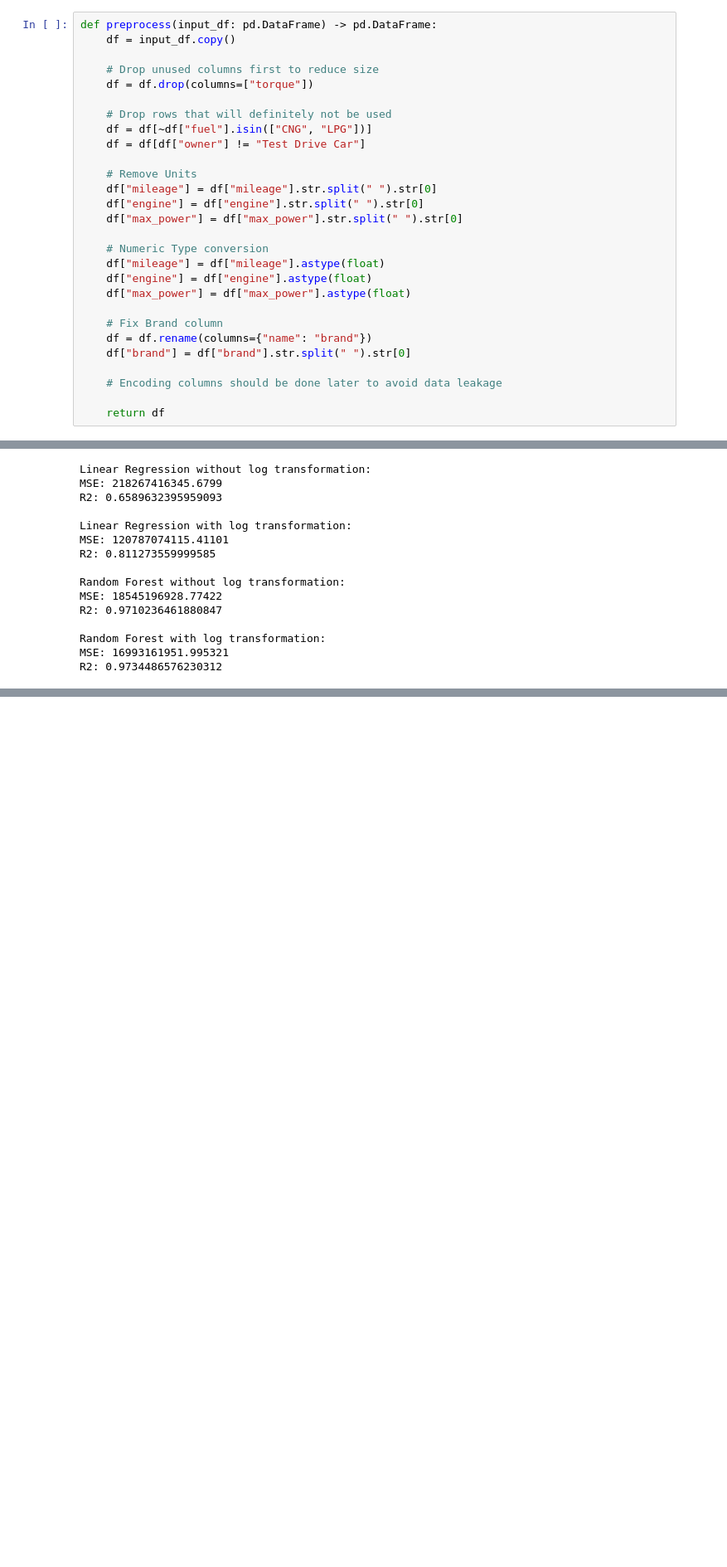
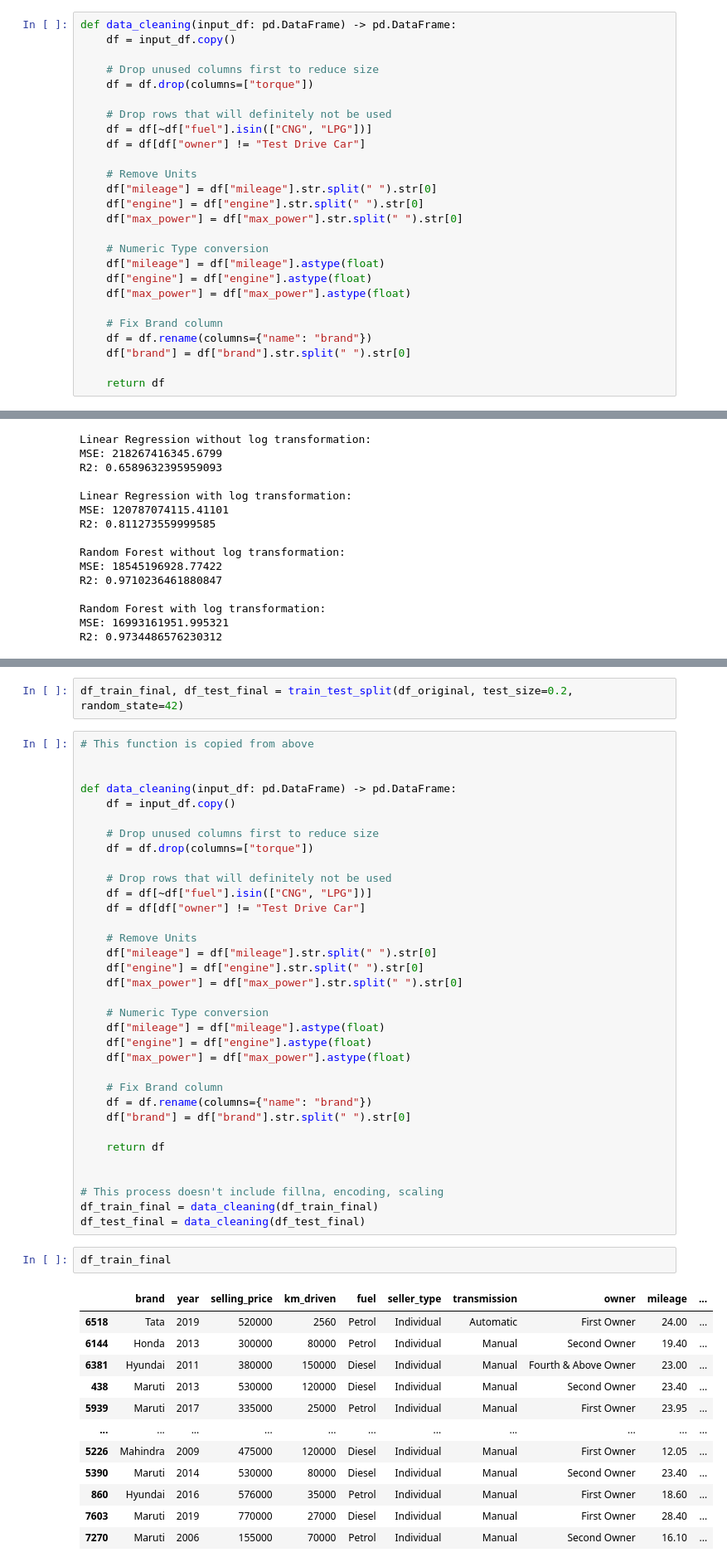
Before and after one commit to Phyke/AT82.03-ML-Car-Price-Prediction, a Jupyter notebook: train_model.ipynb, the cells around one changed output, grey strips where cells are left out. Shown at 83% size. Saved outputs shown, nothing was run; the diff lists cells and outputs as text; blank space fills up the shorter version.

```diff
--- a/train_model.ipynb
+++ b/train_model.ipynb
@@ -283,7 +283,7 @@ In that case, Each column should have its own preprocessing rules to follow, som
 
 In order to have imputation values, I have to do EDA first to obtain them. Also, imputation values should come from training set only, then use it to transform the testing set later
 # %%
-def preprocess(input_df: pd.DataFrame) -> pd.DataFrame:
+def data_cleaning(input_df: pd.DataFrame) -> pd.DataFrame:
     df = input_df.copy()
 
     # Drop unused columns first to reduce size
@@ -307,8 +307,6 @@ def preprocess(input_df: pd.DataFrame) -> pd.DataFrame:
     df = df.rename(columns={"name": "brand"})
     df["brand"] = df["brand"].str.split(" ").str[0]
 
-    # Encoding columns should be done later to avoid data leakage
-
     return df
 # %%
 # Load dataset again so it doesn't affect previous cells
@@ -1016,0 +1051,51 @@ plt.show()
+# %%
+df_train_final, df_test_final = train_test_split(df_original, test_size=0.2, random_state=42)
+# %%
+# This function is copied from above
+
+
+def data_cleaning(input_df: pd.DataFrame) -> pd.DataFrame:
+    df = input_df.copy()
+
+    # Drop unused columns first to reduce size
+    df = df.drop(columns=["torque"])
+
+    # Drop rows that will definitely not be used
+    df = df[~df["fuel"].isin(["CNG", "LPG"])]
+    df = df[df["owner"] != "Test Drive Car"]
+
+    # Remove Units
+    df["mileage"] = df["mileage"].str.split(" ").str[0]
+    df["engine"] = df["engine"].str.split(" ").str[0]
+    df["max_power"] = df["max_power"].str.split(" ").str[0]
+
+    # Numeric Type conversion
+    df["mileage"] = df["mileage"].astype(float)
+    df["engine"] = df["engine"].astype(float)
+    df["max_power"] = df["max_power"].astype(float)
+
+    # Fix Brand column
+    df = df.rename(columns={"name": "brand"})
+    df["brand"] = df["brand"].str.split(" ").str[0]
+
+    return df
+
+
+# This process doesn't include fillna, encoding, scaling
+df_train_final = data_cleaning(df_train_final)
+df_test_final = data_cleaning(df_test_final)
+# %%
+df_train_final
+# %% [output]
+|  | brand | year | selling_price | km_driven | fuel | seller_type | transmission | owner | mileage | ... |
+| 6518 | Tata | 2019 | 520000 | 2560 | Petrol | Individual | Automatic | First Owner | 24.00 | ... |
+| 6144 | Honda | 2013 | 300000 | 80000 | Petrol | Individual | Manual | Second Owner | 19.40 | ... |
+| 6381 | Hyundai | 2011 | 380000 | 150000 | Diesel | Individual | Manual | Fourth & Above Owner | 23.00 | ... |
+| 438 | Maruti | 2013 | 530000 | 120000 | Diesel | Individual | Manual | Second Owner | 23.40 | ... |
+| 5939 | Maruti | 2017 | 335000 | 25000 | Petrol | Individual | Manual | First Owner | 23.95 | ... |
+| ... | ... | ... | ... | ... | ... | ... | ... | ... | ... | ... |
+| 5226 | Mahindra | 2009 | 475000 | 120000 | Diesel | Individual | Manual | First Owner | 12.05 | ... |
+| 5390 | Maruti | 2014 | 530000 | 80000 | Diesel | Individual | Manual | Second Owner | 23.40 | ... |
+| 860 | Hyundai | 2016 | 576000 | 35000 | Petrol | Individual | Manual | First Owner | 18.60 | ... |
+| 7603 | Maruti | 2019 | 770000 | 27000 | Diesel | Individual | Manual | First Owner | 28.40 | ... |
+| 7270 | Maruti | 2006 | 155000 | 70000 | Petrol | Individual | Manual | Second Owner | 16.10 | ... |
```
Also changed, not shown: parts of 24 cells of this notebook, 10 other files.
